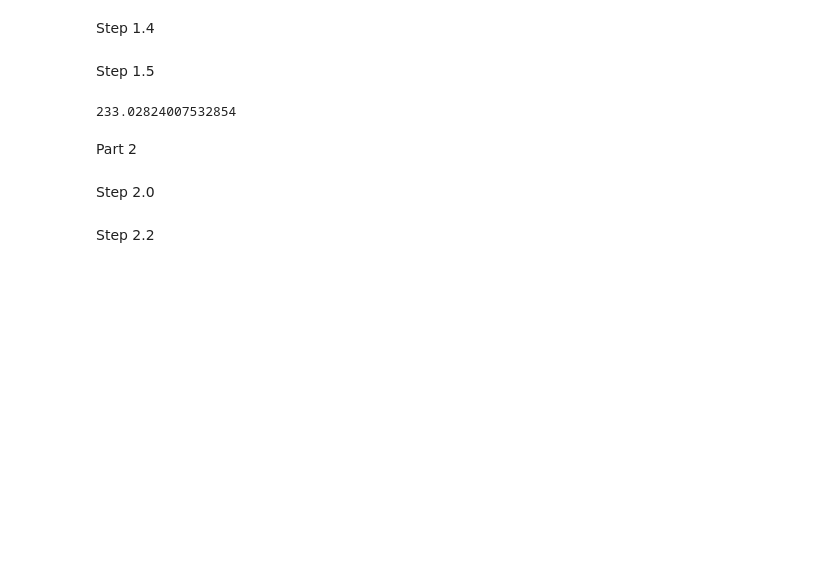
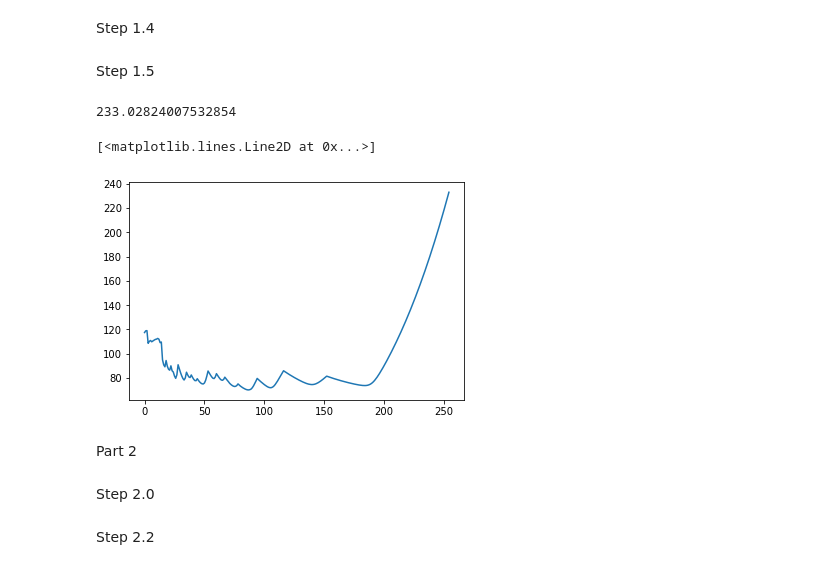
Before and after one commit to TilemahosAravanis/DSP_LAB_2h_erg, a Jupyter notebook: DSP_LAB_2h_erg.ipynb, the cells around one changed output. Cells and saved outputs as stored; diff of their text form; code cells hidden in the pictures; blank space fills up the shorter version.

```diff
--- a/DSP_LAB_2h_erg.ipynb
+++ b/DSP_LAB_2h_erg.ipynb
@@ -138,7 +144,7 @@ def T_tm(i,j, half_frame):
     b_i = 13* np.arctan(0.00076*f_i) + 3.5*np.arctan((f_i/7500)**2) # bark scale
     b_j = 13* np.arctan(0.00076*f_j) + 3.5*np.arctan((f_j/7500)**2) # bark scale
     delta = b_i - b_j
-    if(delta>12): return 0
+    if(delta<-3 or delta>=8): return 0
     else: return (half_frame[j] - 0.175*b_j + SF(i,j,half_frame) - 6.025)
 
 def T_nm(i,j, half_frame):
@@ -147,7 +153,7 @@ def T_nm(i,j, half_frame):
     b_i = 13* np.arctan(0.00076*f_i) + 3.5*np.arctan((f_i/7500)**2) # bark scale
     b_j = 13* np.arctan(0.00076*f_j) + 3.5*np.arctan((f_j/7500)**2) # bark scale
     delta = b_i - b_j
-    if(delta>12): return 0
+    if(delta<-3 or delta>=8): return 0
     else: return (half_frame[j] - 0.175*b_j + SF(i,j,half_frame) - 2.025)
 
 
@@ -209,6 +215,11 @@ for counter in range(1179):
 print(Total_Thresholds[0][254])
 # %% [output]
 233.02824007532854
+# %%
+plt.plot(Total_Thresholds[0])
+# %% [output]
+[<matplotlib.lines.Line2D at 0x...>]
+[figure, added]
 # %% [markdown]
 Part 2
 # %% [markdown]
```
Also changed, not shown: parts of 2 cells of this notebook.
